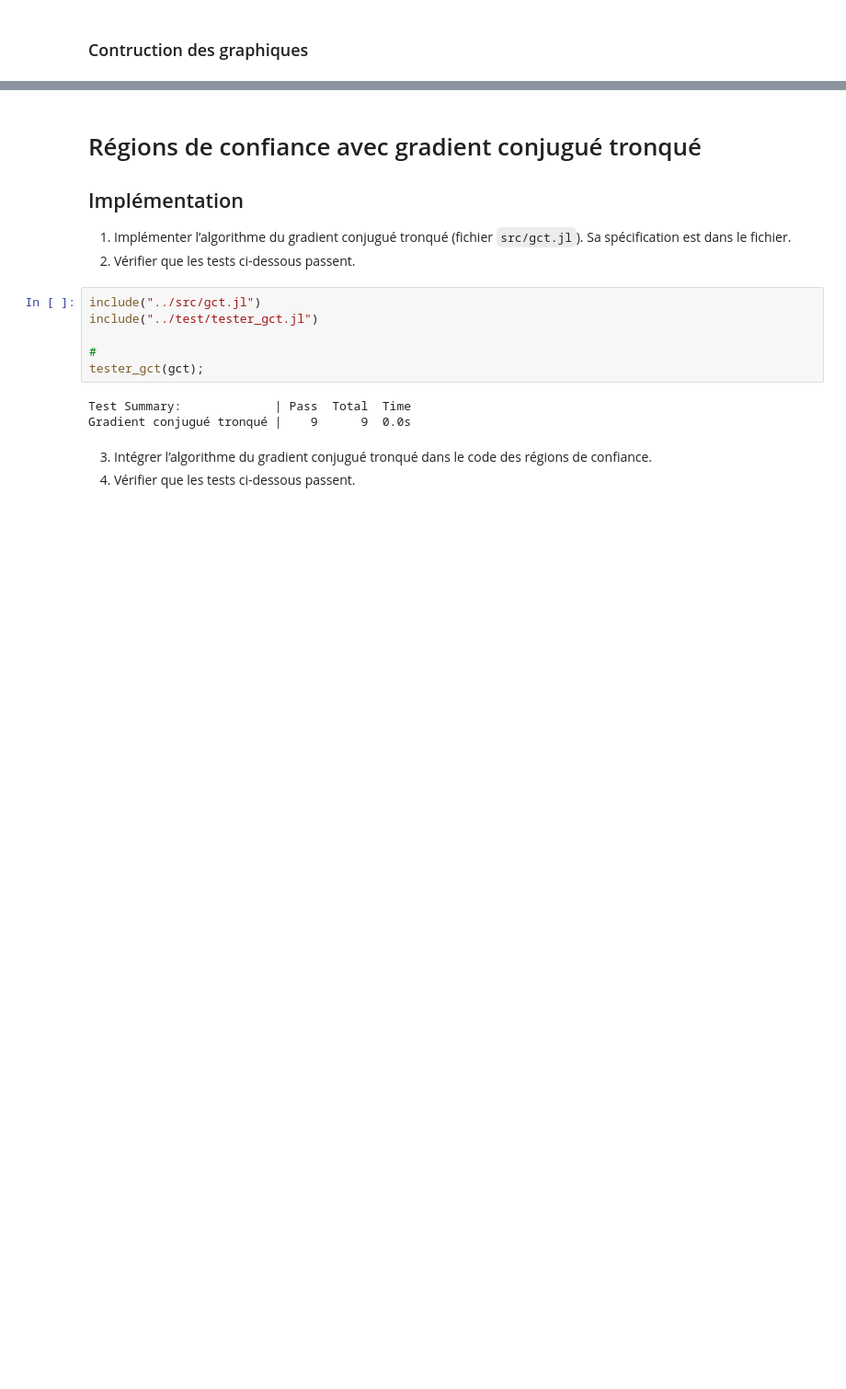
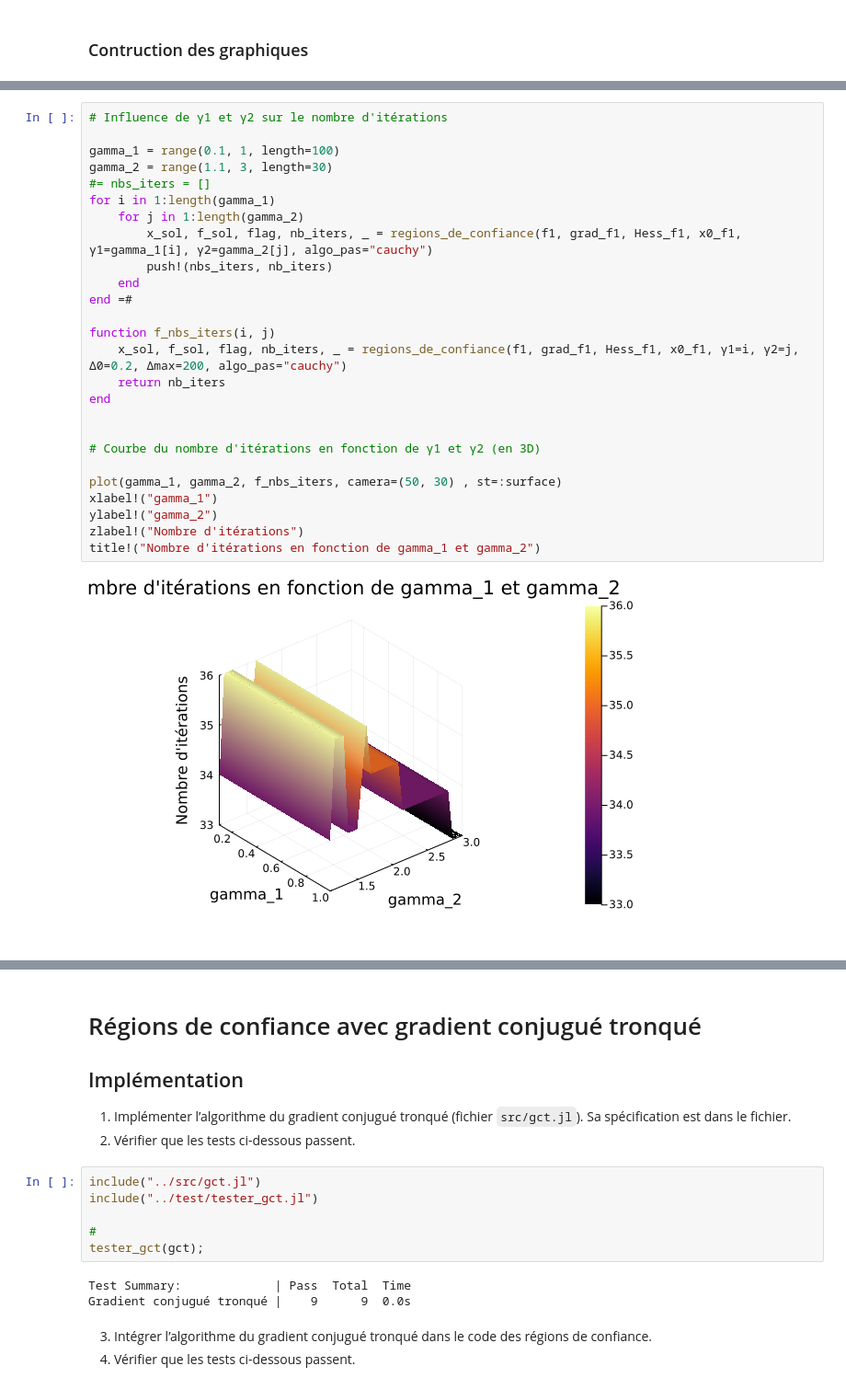
Before and after one commit to XNxa/Projet-Opti, a Jupyter notebook: notebooks/regions_de_confiance.ipynb, the cells around one changed output, grey strips where cells are left out. Shown at 92% size. Cells and saved outputs as stored; diff of their text form; blank space fills up the shorter version.

```diff
--- a/notebooks/regions_de_confiance.ipynb
+++ b/notebooks/regions_de_confiance.ipynb
@@ -112,0 +89,28 @@ plot!(gamma_2, nbs_iters, xlabel="gamma_2", ylabel="Nombre d'itérations", label
+# %%
+# Influence de γ1 et γ2 sur le nombre d'itérations
+
+gamma_1 = range(0.1, 1, length=100)
+gamma_2 = range(1.1, 3, length=30)
+#= nbs_iters = []
+for i in 1:length(gamma_1)
+    for j in 1:length(gamma_2)
+        x_sol, f_sol, flag, nb_iters, _ = regions_de_confiance(f1, grad_f1, Hess_f1, x0_f1, γ1=gamma_1[i], γ2=gamma_2[j], algo_pas="cauchy")
+        push!(nbs_iters, nb_iters)
+    end
+end =#
+
+function f_nbs_iters(i, j)
+    x_sol, f_sol, flag, nb_iters, _ = regions_de_confiance(f1, grad_f1, Hess_f1, x0_f1, γ1=i, γ2=j, Δ0=0.2, Δmax=200, algo_pas="cauchy")
+    return nb_iters
+end
+
+
+# Courbe du nombre d'itérations en fonction de γ1 et γ2 (en 3D)
+
+plot(gamma_1, gamma_2, f_nbs_iters, camera=(50, 30) , st=:surface)
+xlabel!("gamma_1")
+ylabel!("gamma_2")
+zlabel!("Nombre d'itérations")
+title!("Nombre d'itérations en fonction de gamma_1 et gamma_2")
+# %% [output]
+[figure, added]
```
Also changed, not shown: parts of 13 cells of this notebook, 5 other files.
